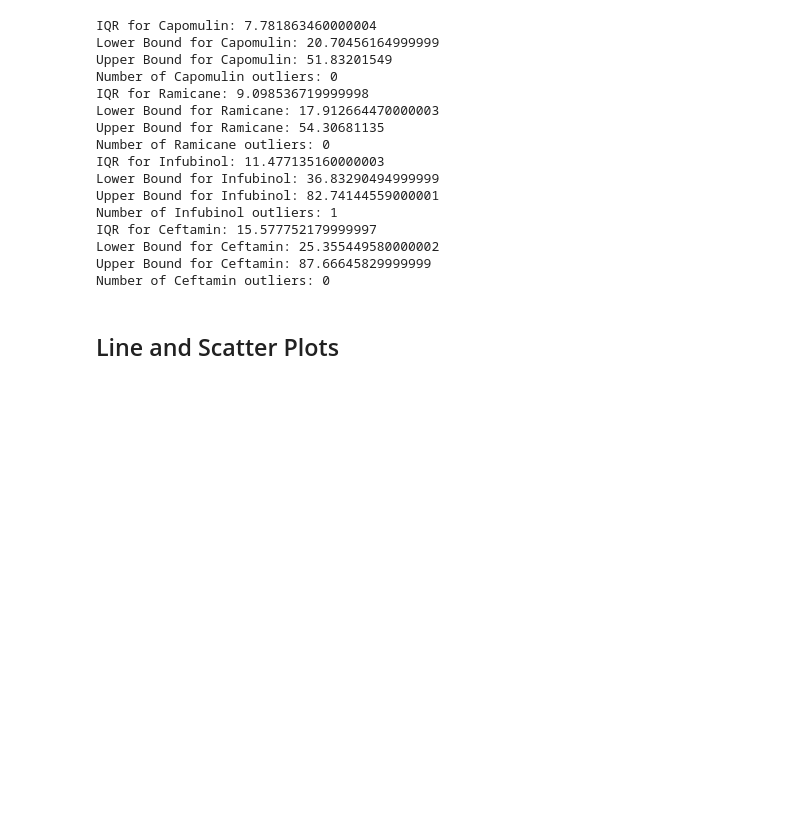
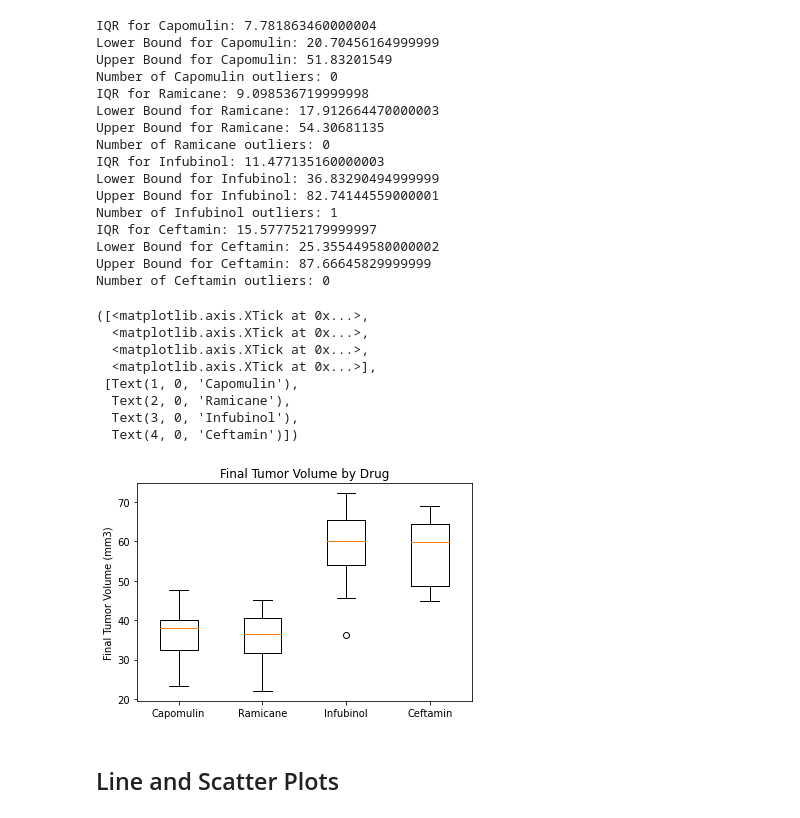
Before and after one commit to TBG1006/Pymaceuticals, a Jupyter notebook: Pymaceuticals.ipynb, the cells around one changed output. Cells and saved outputs as stored; diff of their text form; code cells hidden in the pictures; blank space fills up the shorter version.

```diff
--- a/Pymaceuticals.ipynb
+++ b/Pymaceuticals.ipynb
@@ -295,6 +295,21 @@ Upper Bound for Ceftamin: 87.66645829999999
 Number of Ceftamin outliers: 0
 # %%
 # Generate a box plot of the final tumor volume of each mouse across four regimens of interest
+plt.boxplot(drug_values)
+
+plt.title('Final Tumor Volume by Drug')
+plt.ylabel('Final Tumor Volume (mm3)')
+plt.xticks([1, 2, 3, 4], ['Capomulin', 'Ramicane', 'Infubinol', 'Ceftamin'])
+# %% [output]
+([<matplotlib.axis.XTick at 0x...>,
+  <matplotlib.axis.XTick at 0x...>,
+  <matplotlib.axis.XTick at 0x...>,
+  <matplotlib.axis.XTick at 0x...>],
+ [Text(1, 0, 'Capomulin'),
+  Text(2, 0, 'Ramicane'),
+  Text(3, 0, 'Infubinol'),
+  Text(4, 0, 'Ceftamin')])
+[figure, added]
 # %% [markdown]
 ## Line and Scatter Plots
 # %%
```
